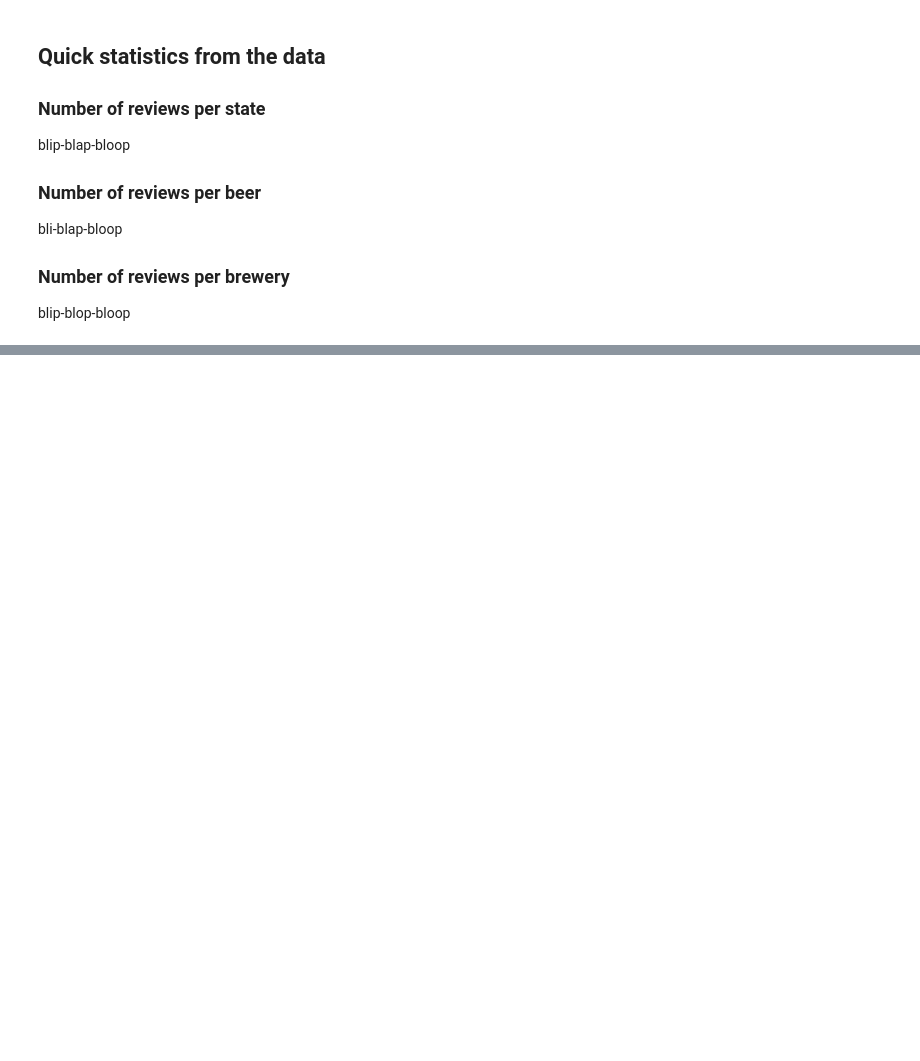
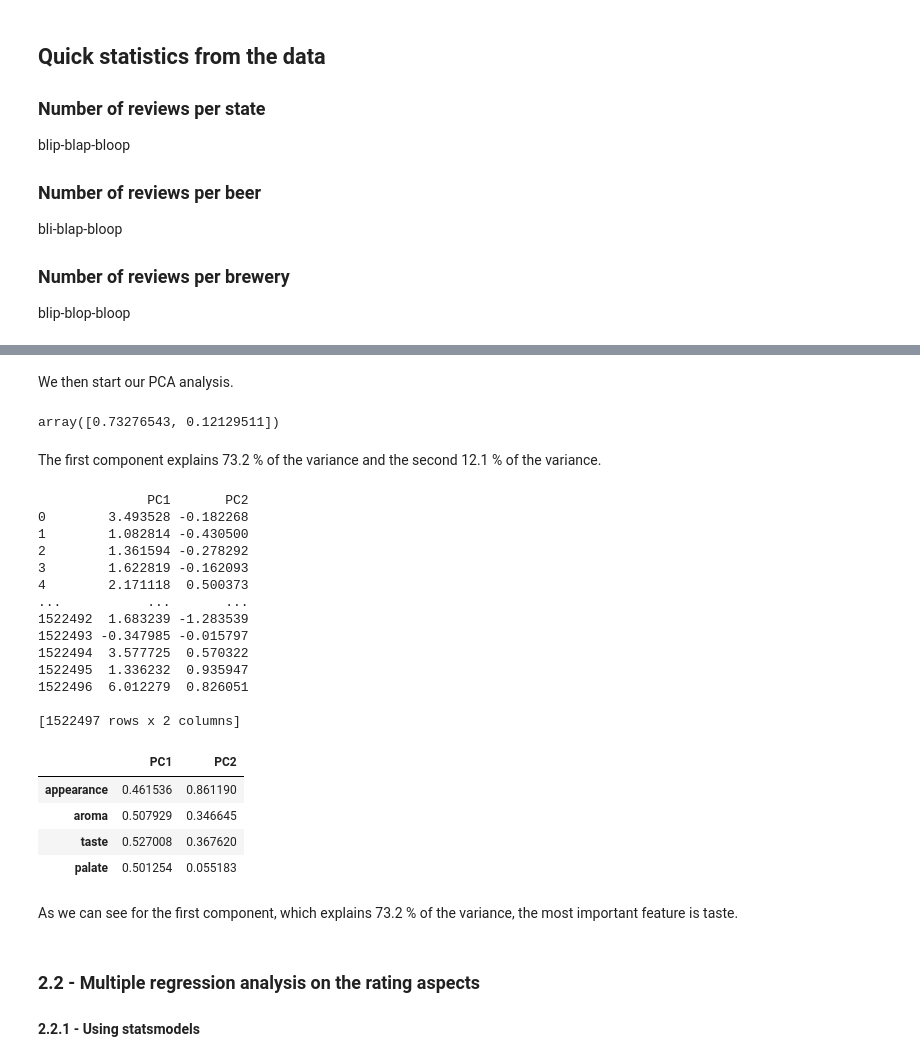
Before and after one commit to epfl-ada/ada-2022-project-datalcoholic, a Jupyter notebook: datalcholic_project.ipynb, the cells around one changed output, grey strips where cells are left out. Cells and saved outputs as stored; diff of their text form; code cells hidden in the pictures; blank space fills up the shorter version.

Commit message:
PCA + draft of RegAnalysis

```diff
--- a/datalcholic_project.ipynb
+++ b/datalcholic_project.ipynb
@@ -381,0 +396,43 @@ blip-blop-bloop
+# %% [markdown]
+We then start our PCA analysis.
+# %%
+pca = PCA(n_components=2)
+pca.fit(features)
+explained_variance = pca.explained_variance_ratio_
+explained_variance
+# %% [output]
+array([0.73276543, 0.12129511])
+# %% [markdown]
+The first component explains 73.2 % of the variance and the second 12.1 % of the variance.
+# %%
+scores = pca.transform(features)
+scores_df = pd.DataFrame(scores, columns=['PC1', 'PC2'])
+print(scores_df)
+loadings = pca.components_.T
+df_loadings = pd.DataFrame(loadings, columns=['PC1', 'PC2'], index=['appearance','aroma','taste','palate'])
+df_loadings.abs()
+# %% [output]
+              PC1       PC2
+0        3.493528 -0.182268
+1        1.082814 -0.430500
+2        1.361594 -0.278292
+3        1.622819 -0.162093
+4        2.171118  0.500373
+...           ...       ...
+1522492  1.683239 -1.283539
+1522493 -0.347985 -0.015797
+1522494  3.577725  0.570322
+1522495  1.336232  0.935947
+1522496  6.012279  0.826051
+
+[1522497 rows x 2 columns]
+|  | PC1 | PC2 |
+| appearance | 0.461536 | 0.861190 |
+| aroma | 0.507929 | 0.346645 |
+| taste | 0.527008 | 0.367620 |
+| palate | 0.501254 | 0.055183 |
+# %% [markdown]
+As we can see for the first component, which explains 73.2 % of the variance, the most important feature is taste.
+# %% [markdown]
+### 2.2 - Multiple regression analysis on the rating aspects
+#### 2.2.1 - Using statsmodels
```
Also changed, not shown: parts of 19 cells of this notebook.
